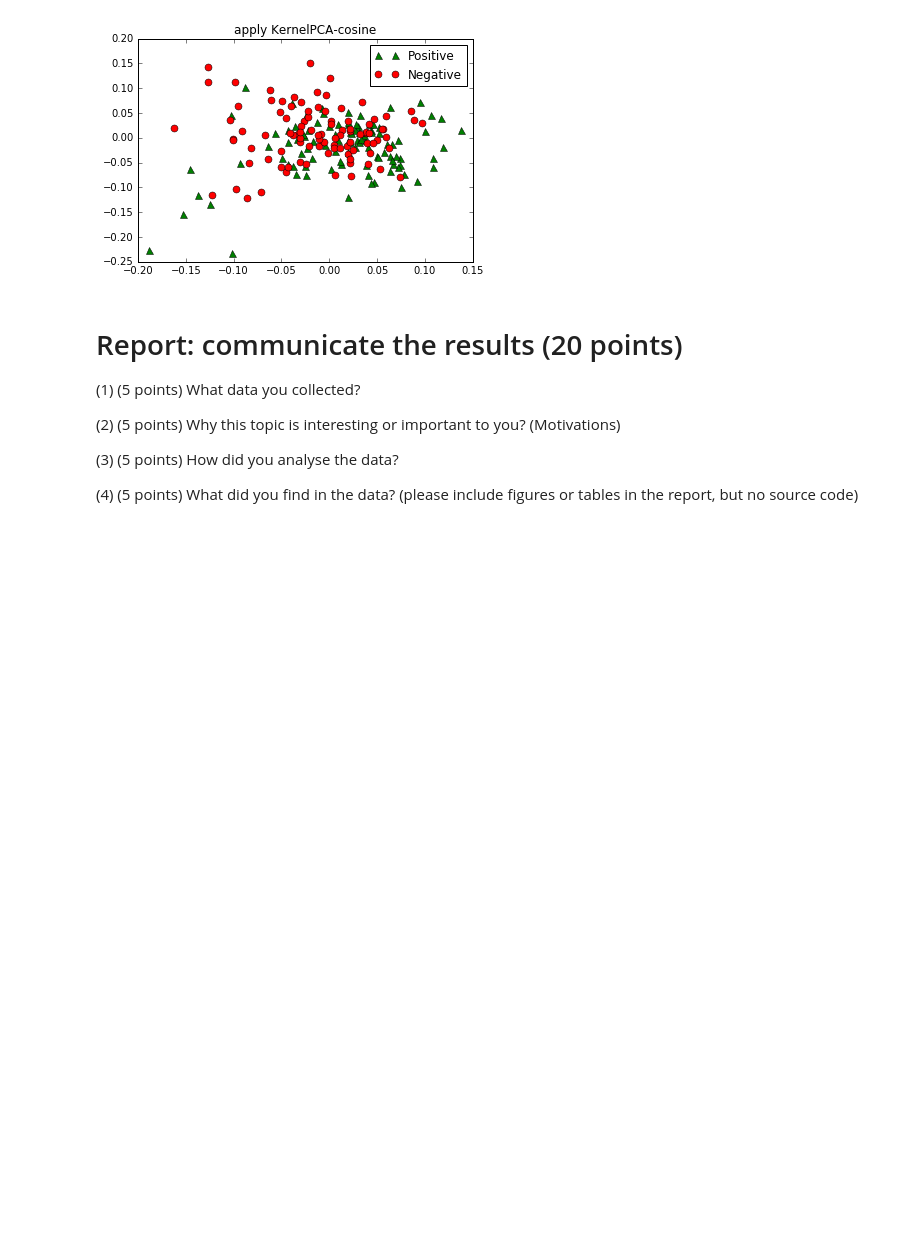
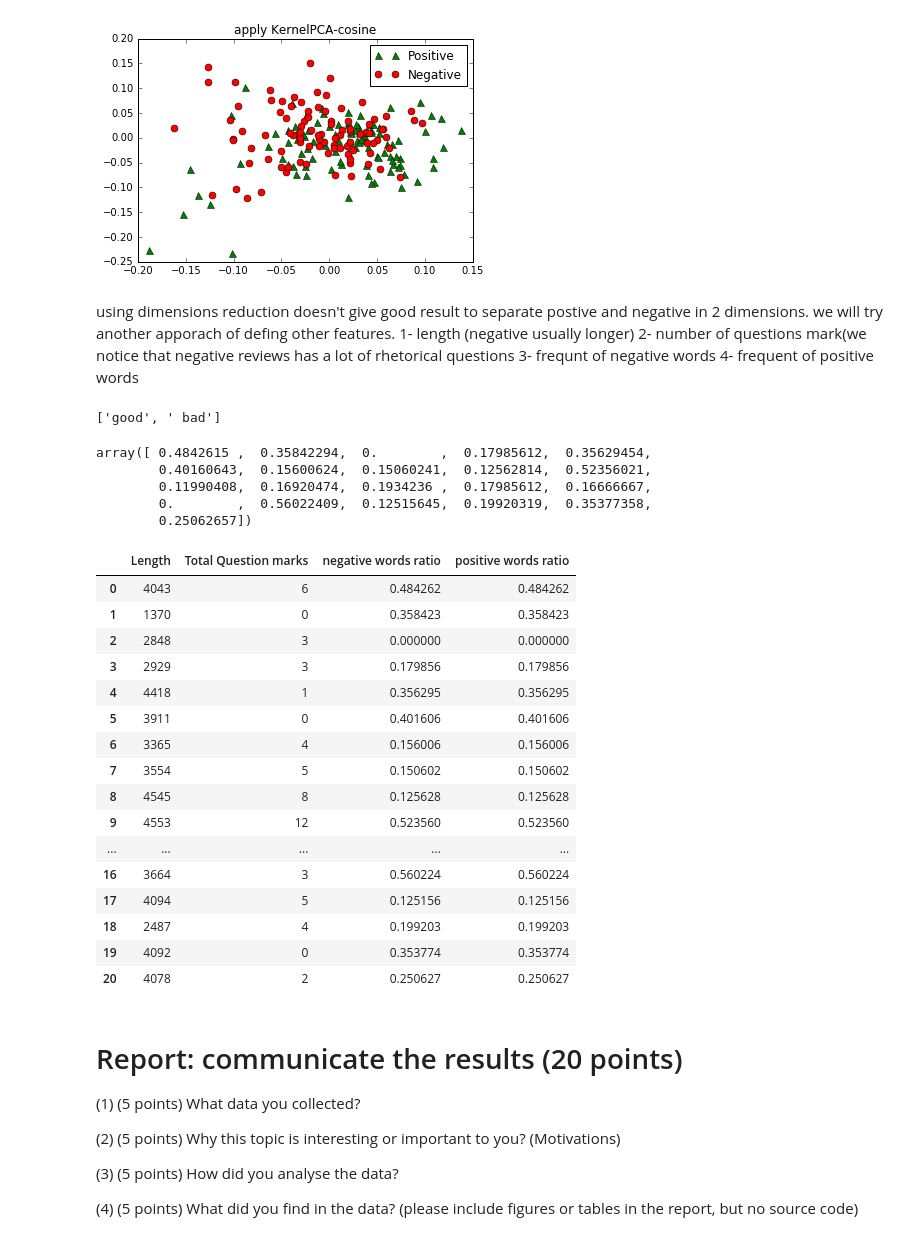
Before and after one commit to yousef-fadila/DS501-case-studies, a Jupyter notebook: casestudy3/CS3.ipynb, the cells around one changed output. Saved outputs shown, nothing was run; the diff lists cells and outputs as text; code cells hidden in the pictures; blank space fills up the shorter version.

```diff
--- a/casestudy3/CS3.ipynb
+++ b/casestudy3/CS3.ipynb
@@ -587,6 +587,61 @@ plt.title('apply KernelPCA-cosine')
 plt.show()
 # %% [output]
 [figure]
+# %% [markdown]
+using dimensions reduction doesn't give good result to separate postive and negative in 2 dimensions.
+we will try another apporach of defing other features.
+1- length (negative usually longer)
+2- number of questions mark(we notice that negative reviews has a lot of  rhetorical questions
+3- frequnt of negative words
+4- frequent of positive words
+# %%
+
+a=re.findall('good|(?<!not) bad', 'its good not bad but maybe bad ddd')
+#prog = re.compile(pattern)
+#result = prog.match(string)
+a
+# %% [output]
+['good', ' bad']
+# %%
+rev_length = [len(data) for data in dataset.data[:21]]
+rev_questions_mark = [str(data).count("?") for data in dataset.data[:21]]
+
+positive_pattern = '(?<!not) good| (?<!not) interesting| (?<!not) nice| (?<!not) awesome| (?<!not) excellent| (?<!not) appealing| (?<!not) fascinating| (?<!not) remarkable| (?<!not) first-rate| (?<!not) insightful| (?<!not) clever| (?<!not) charming| (?<!not) comical| (?<!not) charismatic| (?<!not) enjoyable| (?<!not) uproarious| (?<!not) original| (?<!not) tender| (?<!not) hilarious| (?<!not) absorbing| (?<!not) sensitive| (?<!not) riveting| (?<!not) intriguing| (?<!not) powerful| (?<!not) enjoyable| (?<!not) pleasant| (?<!not) surprising| (?<!not) dazzling| (?<!not) thought provoking| (?<!not) imaginative| (?<!not) legendary'
+rev_positive_ratio = [len(re.findall(positive_pattern, str(data)))/float(len(str(data).split()))*100 for data in dataset.data[:21]]
+
+negative_patterns
+rev_negative_ratio= [len(re.findall('good|(?<!not) bad', str(data)))/float(len(str(data).split()))*100 for data in dataset.data[:21]]
+
+rev_positive_ratio
+# %% [output]
+array([ 0.4842615 ,  0.35842294,  0.        ,  0.17985612,  0.35629454,
+        0.40160643,  0.15600624,  0.15060241,  0.12562814,  0.52356021,
+        0.11990408,  0.16920474,  0.1934236 ,  0.17985612,  0.16666667,
+        0.        ,  0.56022409,  0.12515645,  0.19920319,  0.35377358,
+        0.25062657])
+# %%
+features = {'Length': rev_length,'Total Question marks': rev_questions_mark,'positive words ratio': aa,
+           'negative words ratio': rev_negative_ratio}
+df = pd.DataFrame(features)
+df
+# %% [output]
+|  | Length | Total Question marks | negative words ratio | positive words ratio |
+| 0 | 4043 | 6 | 0.484262 | 0.484262 |
+| 1 | 1370 | 0 | 0.358423 | 0.358423 |
+| 2 | 2848 | 3 | 0.000000 | 0.000000 |
+| 3 | 2929 | 3 | 0.179856 | 0.179856 |
+| 4 | 4418 | 1 | 0.356295 | 0.356295 |
+| 5 | 3911 | 0 | 0.401606 | 0.401606 |
+| 6 | 3365 | 4 | 0.156006 | 0.156006 |
+| 7 | 3554 | 5 | 0.150602 | 0.150602 |
+| 8 | 4545 | 8 | 0.125628 | 0.125628 |
+| 9 | 4553 | 12 | 0.523560 | 0.523560 |
+| ... | ... | ... | ... | ... |
+| 16 | 3664 | 3 | 0.560224 | 0.560224 |
+| 17 | 4094 | 5 | 0.125156 | 0.125156 |
+| 18 | 2487 | 4 | 0.199203 | 0.199203 |
+| 19 | 4092 | 0 | 0.353774 | 0.353774 |
+| 20 | 4078 | 2 | 0.250627 | 0.250627 |
 # %% [markdown]
 # Report: communicate the results (20 points)
 
```
Also changed, not shown: parts of 1 cell of this notebook.
